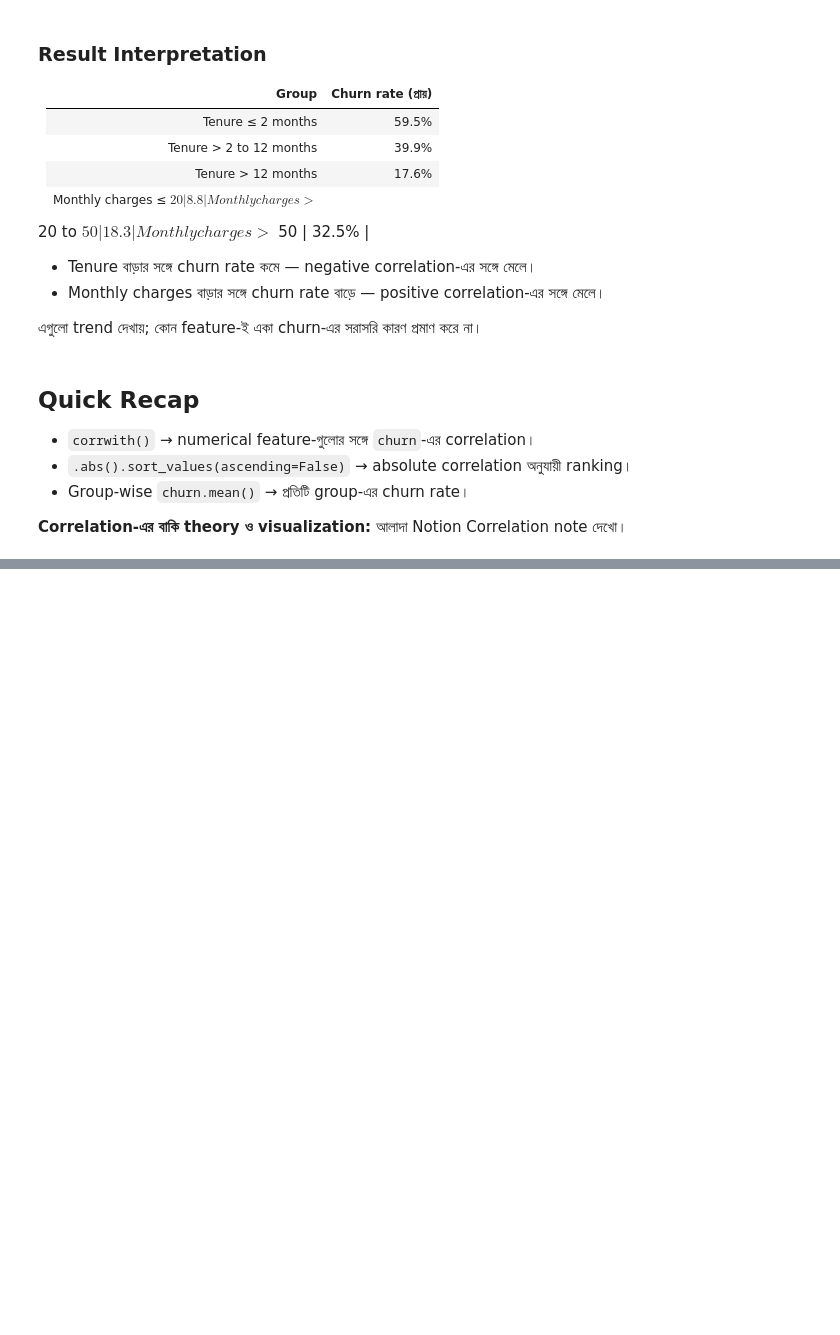
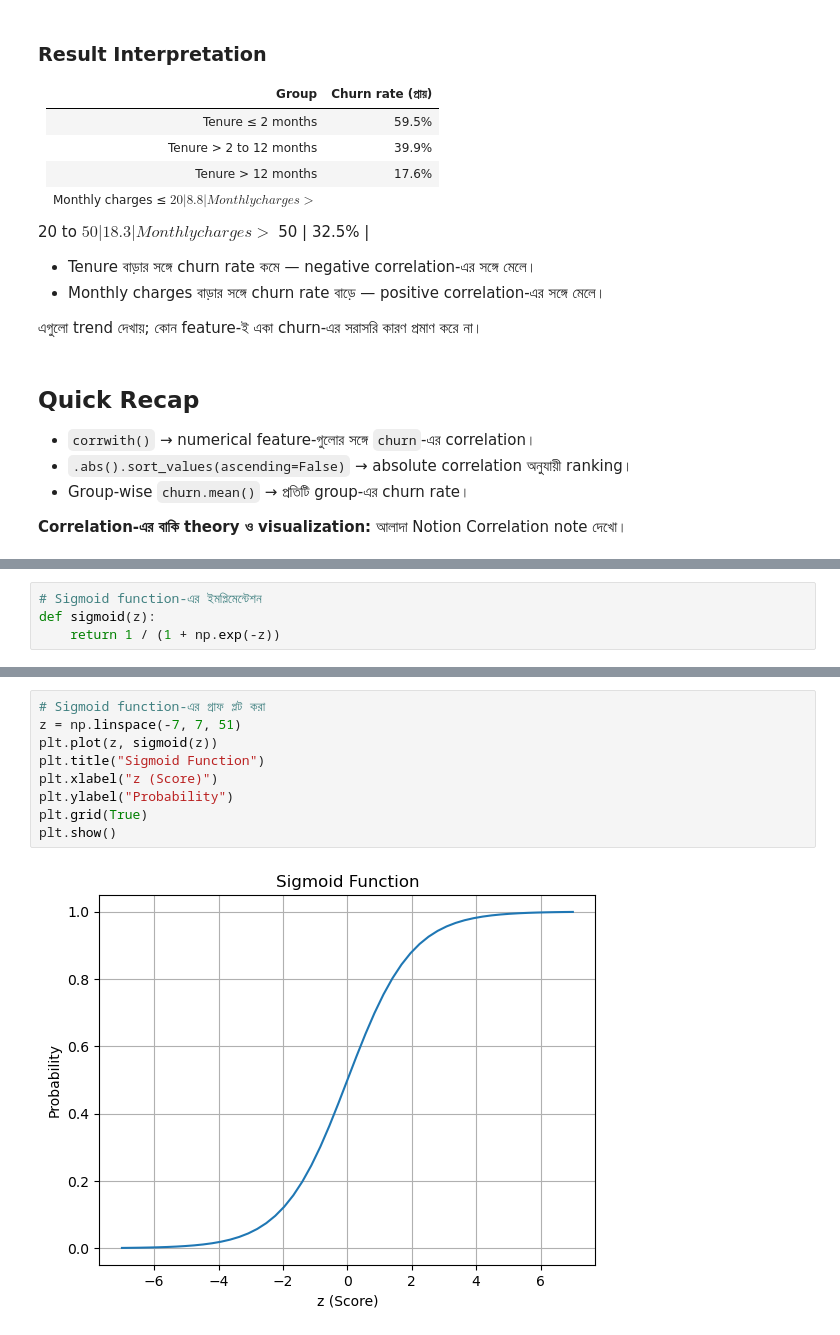
Before and after one commit to jihad-islam/Learning-ML, a Jupyter notebook: ML_ZoomCamp/Module_3/churn_prediction_logistic_regression_3.12_done.ipynb, the cells around one changed output, grey strips where cells are left out. Cells and saved outputs as stored; diff of their text form; blank space fills up the shorter version.

```diff
--- a/ML_ZoomCamp/Merge/churn_prediction_logistic_regression_3.7_done.ipynb
+++ b/ML_ZoomCamp/Module_3/churn_prediction_logistic_regression_3.12_done.ipynb
@@ -852,0 +1219,4 @@ Monthly charges > $50: 0.32499341585462205
+# %%
+# Sigmoid function-এর ইমপ্লিমেন্টেশন
+def sigmoid(z):
+    return 1 / (1 + np.exp(-z))
@@ -852,0 +1232,11 @@ Monthly charges > $50: 0.32499341585462205
+# %%
+# Sigmoid function-এর গ্রাফ প্লট করা
+z = np.linspace(-7, 7, 51)
+plt.plot(z, sigmoid(z))
+plt.title("Sigmoid Function")
+plt.xlabel("z (Score)")
+plt.ylabel("Probability")
+plt.grid(True)
+plt.show()
+# %% [output]
+[figure, added]
```
Also changed, not shown: parts of 68 cells of this notebook, 5 other files.
